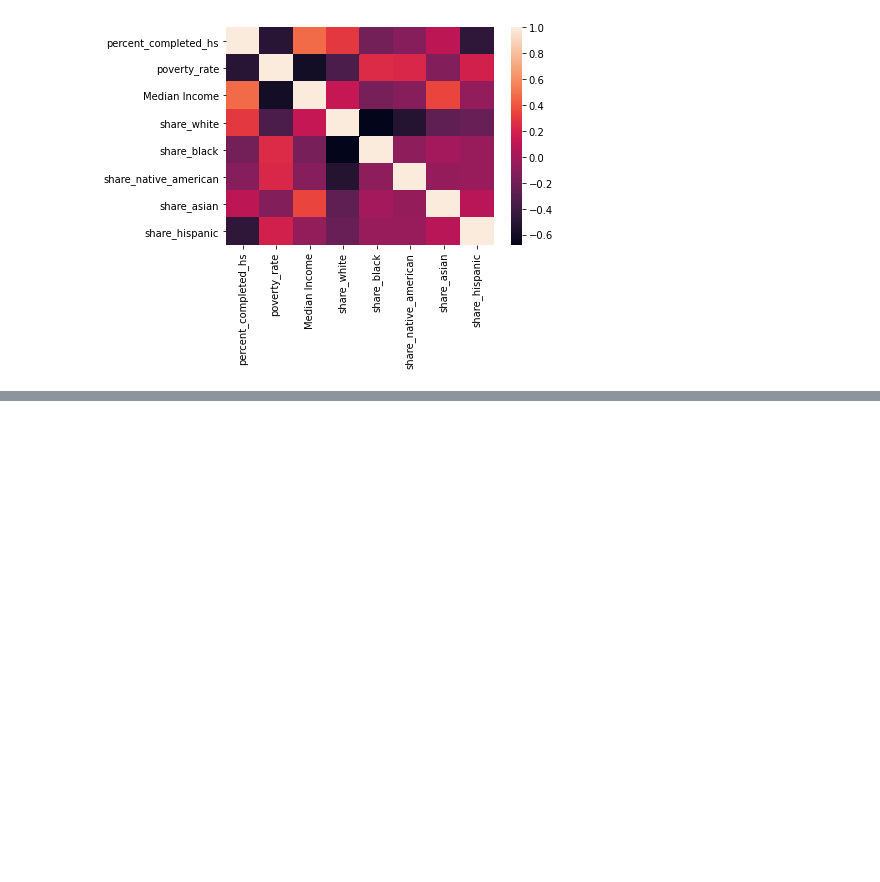
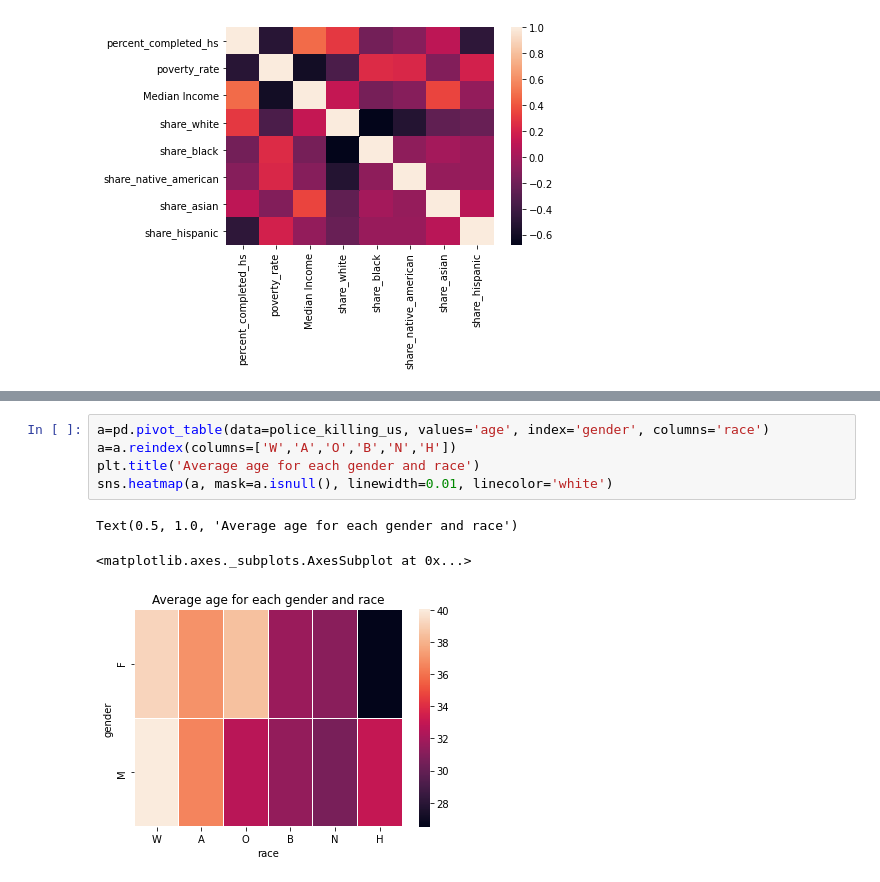
Before and after one commit to UToledo-DataScience/Fatal-Police-Shootings-in-the-US, a Jupyter notebook: EDA/EDA.ipynb, the cells around one changed output, grey strips where cells are left out. Saved outputs shown, nothing was run; the diff lists cells and outputs as text; blank space fills up the shorter version.

```diff
--- a/EDA/EDA.ipynb
+++ b/EDA/EDA.ipynb
@@ -109,0 +133,9 @@ police_killing_us['date'] = pd.to_datetime(police_killing_us['date'], format='%d
+# %%
+a=pd.pivot_table(data=police_killing_us, values='age', index='gender', columns='race')
+a=a.reindex(columns=['W','A','O','B','N','H'])
+plt.title('Average age for each gender and race')
+sns.heatmap(a, mask=a.isnull(), linewidth=0.01, linecolor='white')
+# %% [output]
+Text(0.5, 1.0, 'Average age for each gender and race')
+<matplotlib.axes._subplots.AxesSubplot at 0x...>
+[figure, added]
```
Also changed, not shown: parts of 10 cells of this notebook.
